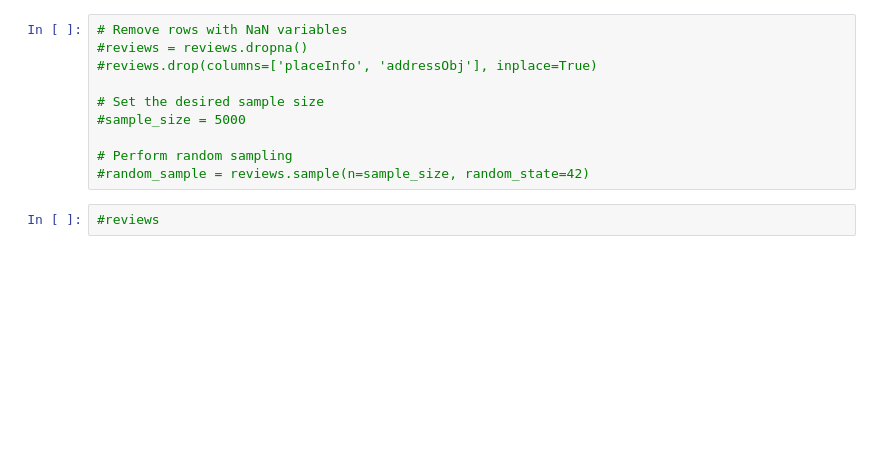
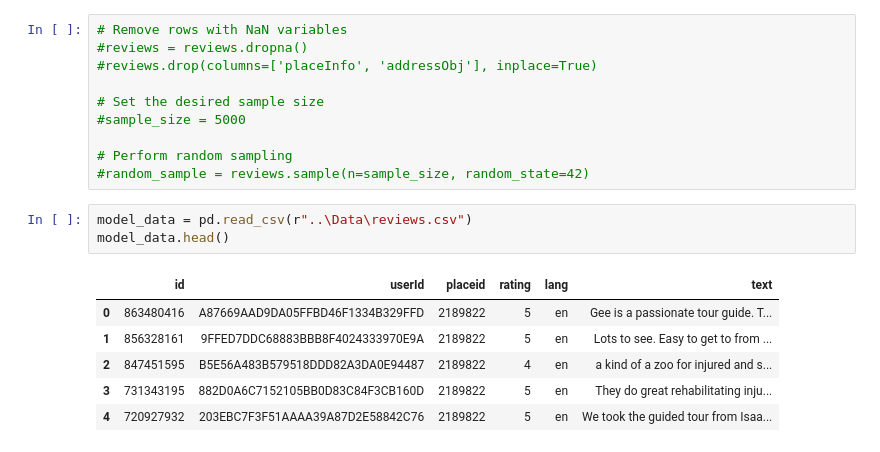
Before and after one commit to R3TR0Quan/travel-destination-recommendation-sys, a Jupyter notebook: misc_notebooks/ian_reviews_data.ipynb, the cells around one changed output. Drawn from its saved outputs; the diff is of its cells as text; blank space fills up the shorter version.

```diff
--- a/misc_notebooks/ian_reviews_data.ipynb
+++ b/misc_notebooks/ian_reviews_data.ipynb
@@ -85,8 +85,16 @@ warnings.filterwarnings('ignore', category=UserWarning, module='IPython')
 
 # Perform random sampling
 #random_sample = reviews.sample(n=sample_size, random_state=42)
-# %%
-#reviews
+# %%
+model_data = pd.read_csv(r"..\Data\reviews.csv")
+model_data.head()
+# %% [output]
+|  | id | userId | placeid | rating | lang | text |
+| 0 | 863480416 | A87669AAD9DA05FFBD46F1334B329FFD | 2189822 | 5 | en | Gee is a passionate tour guide. T... |
+| 1 | 856328161 | 9FFED7DDC68883BBB8F4024333970E9A | 2189822 | 5 | en | Lots to see. Easy to get to from ... |
+| 2 | 847451595 | B5E56A483B579518DDD82A3DA0E94487 | 2189822 | 4 | en | a kind of a zoo for injured and s... |
+| 3 | 731343195 | 882D0A6C7152105BB0D83C84F3CB160D | 2189822 | 5 | en | They do great rehabilitating inju... |
+| 4 | 720927932 | 203EBC7F3F51AAAA39A87D2E58842C76 | 2189822 | 5 | en | We took the guided tour from Isaa... |
 # %%
 # Histogram plots for each data
 # Select the numerical variables to plot
```
Also changed, not shown: parts of 17 cells of this notebook, 6 other files.
